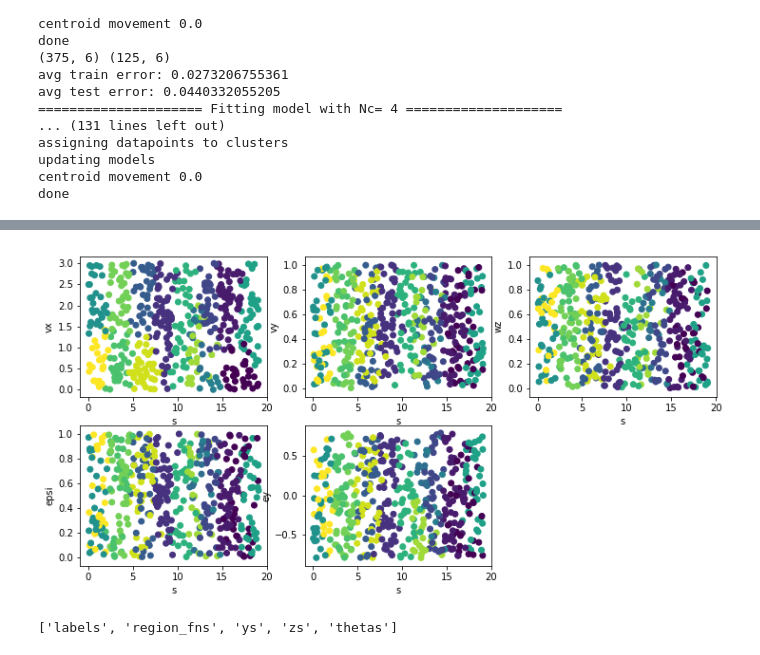
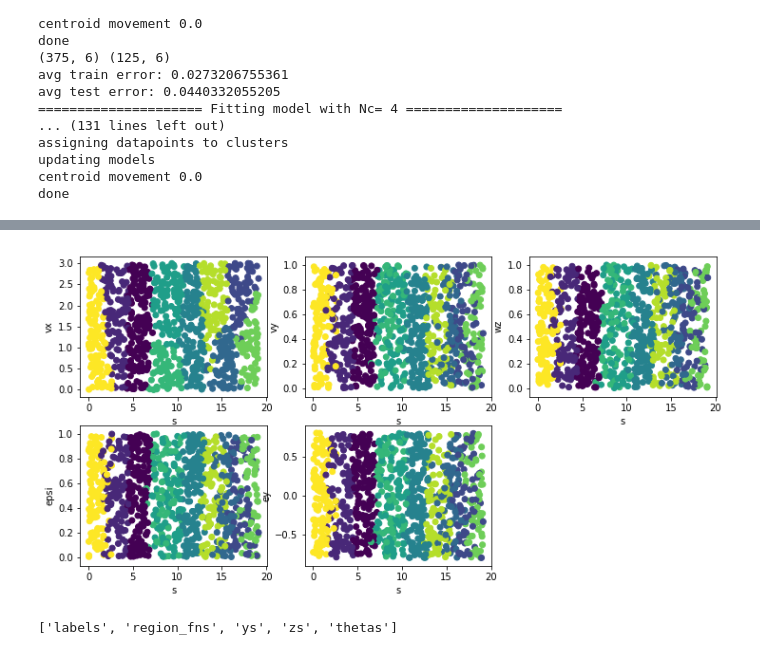
Before and after one commit to urosolia/RacingLMPC, a Jupyter notebook: notebooks/Fitting Accurate Piecewise Affine Model.ipynb, the cells around one changed output, grey strips where cells are left out. Drawn from its saved outputs; the diff is of its cells as text; code cells hidden in the pictures.

```diff
--- a/notebooks/Fitting Accurate Piecewise Affine Model.ipynb
+++ b/notebooks/Fitting Accurate Piecewise Affine Model.ipynb
@@ -21,7 +21,7 @@ dt = 0.1
 n = 6; d = 2
 state_names = ['vx', 'vy', 'wz', 'epsi', 's', 'ey']
 
-n_data = 500
+n_data = 1000
 # %%
 def generate_random_input():
     # x = [vx, vy, wz, epsi, s, ey]
@@ -143,24 +149,23 @@ WARNING: nonoptimal polytope regions: optimal_inaccurate
 # %%
-data = np.load('../cluster_labels.npz')
-data = np.load('pwa_model_15.npz')
+data = np.load('pwa_model_10.npz')
 # looks like everything is in the same region here....
 
 labels = []
 for z,y in zip(zs,ys):
     dot_pdt = [w.T.dot(np.hstack([z[0:n], [1]])) for w in data['region_fns']]
     labels.append(np.argmax(dot_pdt))
 
 plt.figure(figsize=[12,6])
 for i in range(n-1):
     plt.subplot(2, 3, i+1)
     ind = i if i < 4 else 5
     plt.scatter(zs[:,4], zs[:,ind], c=labels)
     plt.xlabel(state_names[4]); plt.ylabel(state_names[ind])
 # self.clustering = pwac.ClusterPWA.from_labels(zs, ys,
 #                data['labels'], z_cutoff=self.n)
 # self.clustering.region_fns = data['region_fns']
 # %% [output]
-[figure, old version]
+[figure, new version]
 # %%
 data.keys()
 # %% [output]
```
Also changed, not shown: parts of 11 cells of this notebook, 8 other files.
